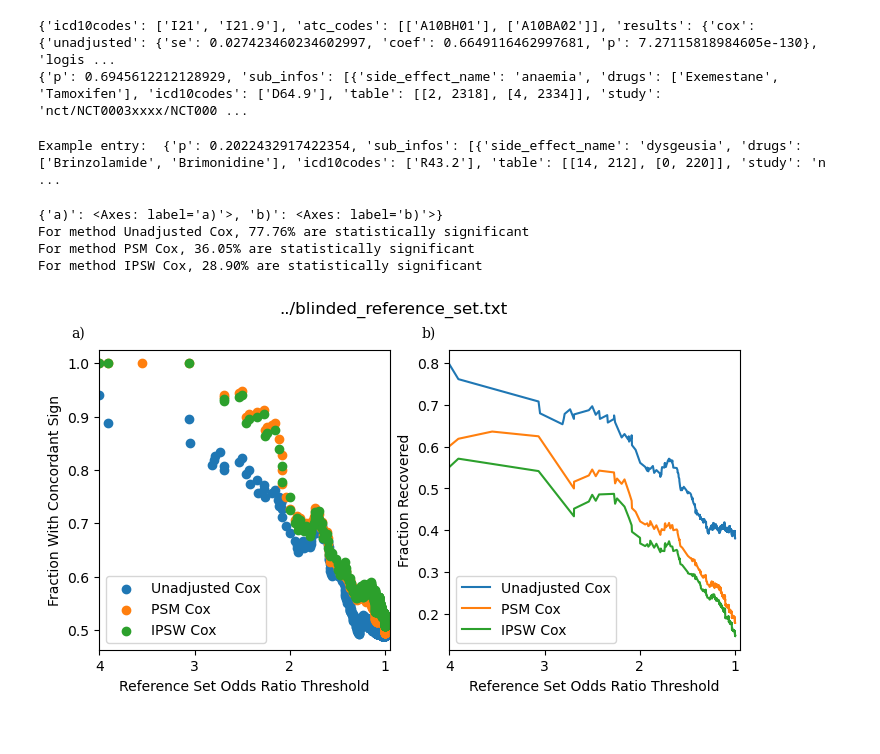
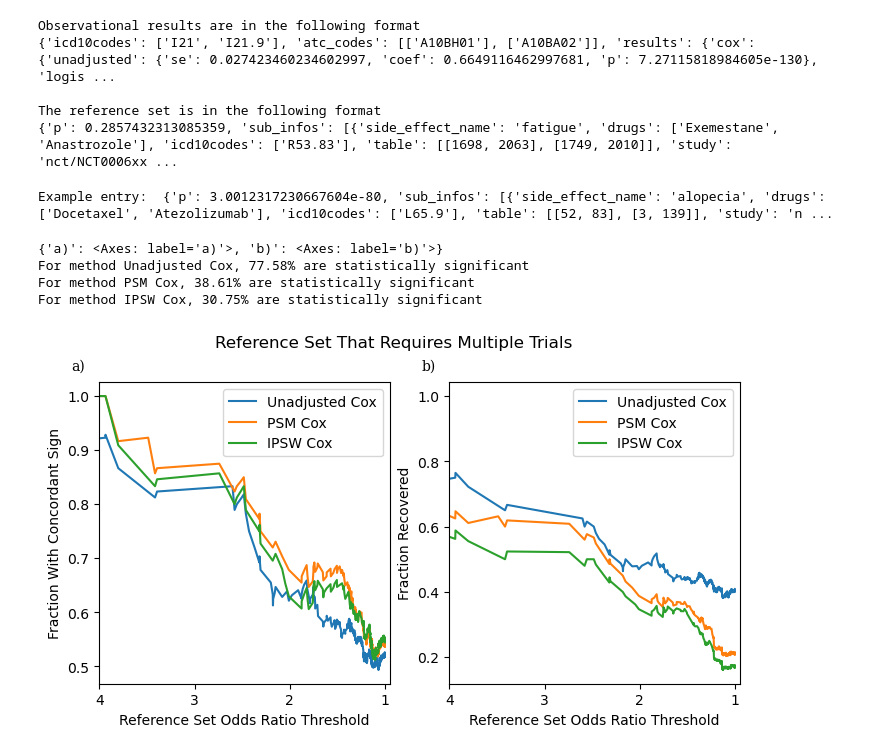
Before and after one commit to som-shahlab/TrialProbe, a Jupyter notebook: analyze_methods/plot.ipynb, the cells around one changed output. Saved outputs shown, nothing was run; the diff lists cells and outputs as text; code cells hidden in the pictures.

```diff
--- a/analyze_methods/plot.ipynb
+++ b/analyze_methods/plot.ipynb
@@ -10,18 +9,31 @@ from utils import join_reference_set_and_results
 with open('observational_results.txt') as f:
     observational_results = [json.loads(a) for a in f]
 
-fname = '../blinded_reference_set.txt'
+# fname = '../reference_set.txt'
+# title = 'Reference Set With Clinical Trial Quality Filters'
+
+fname = '../raw_reference_set.txt'
+title = 'Original Reference Set Without Filters'
+
+
+fname = '../multi_rct_reference_set.txt'
+title = 'Reference Set That Requires Multiple Trials'
 
 with open(fname) as f:
     reference_set = [json.loads(a) for a in f]
 
 # Illustrate the format of these files
+print("Observational results are in the following format")
 print(observational_results[0])
-
+print()
+print("The reference set is in the following format")
 print(reference_set[0])
 # %% [output]
+Observational results are in the following format
 {'icd10codes': ['I21', 'I21.9'], 'atc_codes': [['A10BH01'], ['A10BA02']], 'results': {'cox': {'unadjusted': {'se': 0.027423460234602997, 'coef': 0.6649116462997681, 'p': 7.27115818984605e-130}, 'logis ...
-{'p': 0.6945612212128929, 'sub_infos': [{'side_effect_name': 'anaemia', 'drugs': ['Exemestane', 'Tamoxifen'], 'icd10codes': ['D64.9'], 'table': [[2, 2318], [4, 2334]], 'study': 'nct/NCT0003xxxx/NCT000 ...
+
+The reference set is in the following format
+{'p': 0.2857432313085359, 'sub_infos': [{'side_effect_name': 'fatigue', 'drugs': ['Exemestane', 'Anastrozole'], 'icd10codes': ['R53.83'], 'table': [[1698, 2063], [1749, 2010]], 'study': 'nct/NCT0006xx ...
 # %%
 joined = join_reference_set_and_results(reference_set, observational_results)
 filtered = [a for a in joined if 'postmean' in a]
@@ -29,78 +41,46 @@ filtered = [a for a in joined if 'postmean' in a]
 sorted_by_bayes = sorted(filtered, key=lambda v: v['postmean'])
 print('Example entry: ', sorted_by_bayes[0])
 # %% [output]
-Example entry:  {'p': 0.2022432917422354, 'sub_infos': [{'side_effect_name': 'dysgeusia', 'drugs': ['Brinzolamide', 'Brimonidine'], 'icd10codes': ['R43.2'], 'table': [[14, 212], [0, 220]], 'study': 'n ...
+Example entry:  {'p': 3.0012317230667604e-80, 'sub_infos': [{'side_effect_name': 'alopecia', 'drugs': ['Docetaxel', 'Atezolizumab'], 'icd10codes': ['L65.9'], 'table': [[52, 83], [3, 139]], 'study': 'n ...
 # %%
-def compute_sign_rate_found(data, model_category, model_type):
-    postmean = []
-    fraction_correct = []
-    fraction_found = []
-
-    num_processed = 0
-    num_correct_so_far = 0
-
-    last_postmean = None
-
-    for i, item in enumerate(data):
-        results = item['results'][model_category][model_type]
-        if results['p'] > 0.05:
-            continue
-
-
-        num_processed += 1
-        if np.sign(results['coef']) == np.sign(item['postmean']):
-            num_correct_so_far += 1
-
-        # if len(postmean) > 0 and postmean[-1] == math.exp(-item['postmean']):
-        #     postmean.pop()
-        #     fraction_correct.pop()
-        #     fraction_found.pop()
-
-        postmean.append(math.exp(-item['postmean']))
-        fraction_correct.append(num_correct_so_far / num_processed)
-        fraction_found.append(num_correct_so_far / (i + 1))
-
-
-    return postmean, fraction_correct, fraction_found
-
 methods = {
     'unadjusted': 'Unadjusted Cox',
     'logistic_match': 'PSM Cox',
     'logistic_ipw': 'IPSW Cox',
 }
 
 fig, axs = plt.subplot_mosaic([['a)', 'b)']],
                               layout='constrained', figsize=(7, 4))
 print(axs)
 for label, ax in axs.items():
     # label physical distance to the left and up:
     trans = mtransforms.ScaledTranslation(-20/72, 7/72, fig.dpi_scale_trans)
     ax.text(0.0, 1.0, label, transform=ax.transAxes + trans,
             fontsize='medium', va='bottom', fontfamily='serif')
 
 
 for method_key, method_name in methods.items():
-    a, b, c = compute_sign_rate_found(sorted_by_bayes, 'cox', method_key)
-    print(f'For method {method_name}, {len(a) / len(sorted_by_bayes) * 100:0.2f}% are statistically significant')
+    postmean, fraction_correct, fraction_found, num_significant = compute_sign_rate_found(sorted_by_bayes, 'cox', method_key)
+    print(f'For method {method_name}, {num_significant / len(sorted_by_bayes) * 100:0.2f}% are statistically significant')
 
-    axs['a)'].scatter(a, b, label=method_name)
-    axs['b)'].plot(a, c, label=method_name)
+    axs['a)'].plot(postmean, fraction_correct, label=method_name)
+    axs['b)'].plot(postmean, fraction_found, label=method_name)
 
 axs['a)'].set_xlim(4, 0.95)
 axs['a)'].legend()
 axs['a)'].set_xlabel("Reference Set Odds Ratio Threshold")
 axs['a)'].set_ylabel("Fraction With Concordant Sign")
 
 
 axs['b)'].set_xlim(4, 0.95)
 axs['b)'].legend()
 axs['b)'].set_xlabel("Reference Set Odds Ratio Threshold")
 axs['b)'].set_ylabel("Fraction Recovered")
-fig.suptitle(fname)
+fig.suptitle(title)
 fig.savefig(fname.replace('.txt', '.png'))
 # %% [output]
 {'a)': <Axes: label='a)'>, 'b)': <Axes: label='b)'>}
-For method Unadjusted Cox, 77.76% are statistically significant
-For method PSM Cox, 36.05% are statistically significant
-For method IPSW Cox, 28.90% are statistically significant
+For method Unadjusted Cox, 77.58% are statistically significant
+For method PSM Cox, 38.61% are statistically significant
+For method IPSW Cox, 30.75% are statistically significant
-[figure, old version]
+[figure, new version]
```
Also changed, not shown: parts of 2 cells of this notebook, 9 other files.
